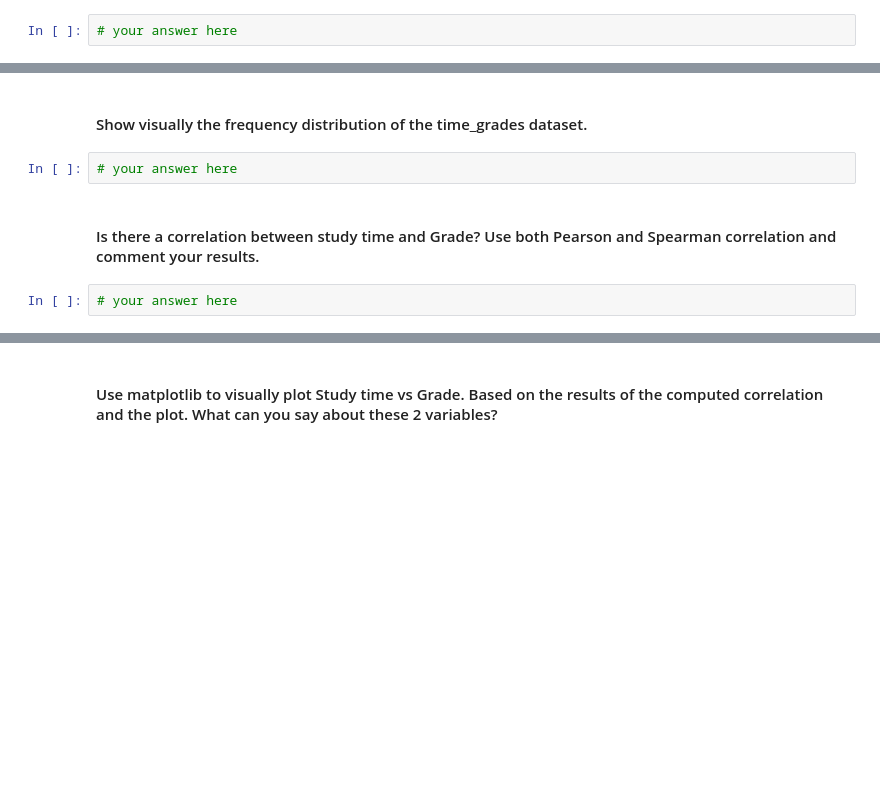
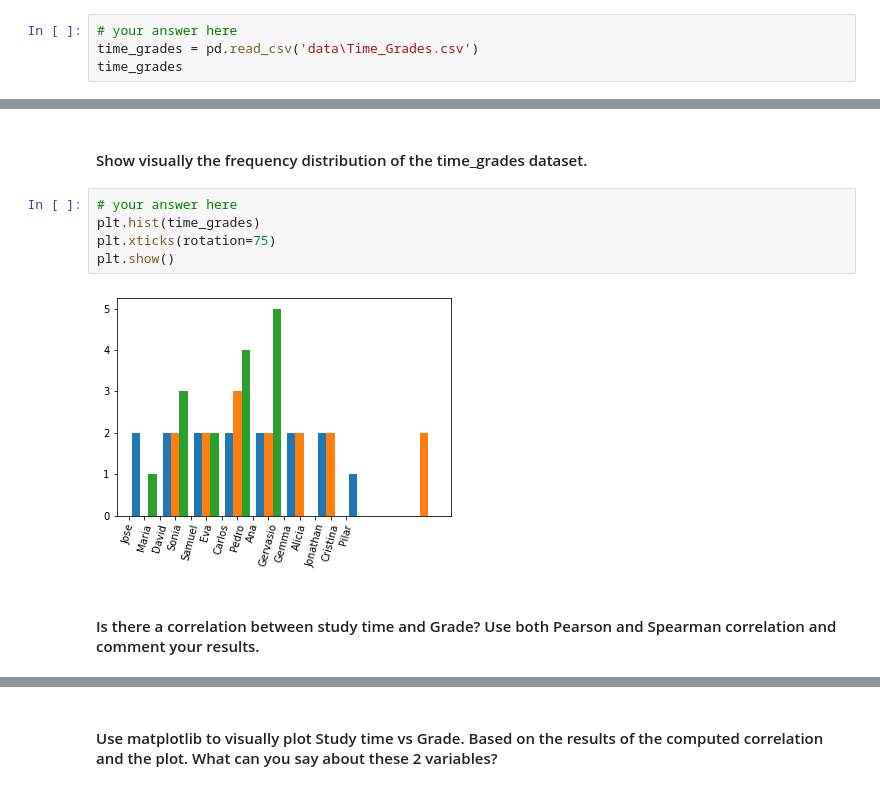
Before and after one commit to ta-data-lis/lab-pivot-table-and-correlation, a Jupyter notebook: your_code/main.ipynb, the cells around one changed output, grey strips where cells are left out. Saved outputs shown, nothing was run; the diff lists cells and outputs as text; blank space fills up the shorter version.

```diff
--- a/your_code/main.ipynb
+++ b/your_code/main.ipynb
@@ -321,3 +321,5 @@ The most correlated variables with Steps are Minutes Very Active and Calorie bur
 #### Open the `Time_Grades.csv` file and name your dataset `time_grades`.
 # %%
 # your answer here
+time_grades = pd.read_csv('data\Time_Grades.csv')
+time_grades
@@ -325,7 +344,10 @@ The most correlated variables with Steps are Minutes Very Active and Calorie bur
 #### Show visually the frequency distribution of the time_grades dataset.
 # %%
 # your answer here
+plt.hist(time_grades)
+plt.xticks(rotation=75)
+plt.show()
+# %% [output]
+[figure, added]
 # %% [markdown]
 #### Is there a correlation between study time and Grade? Use both Pearson and Spearman correlation and comment your results.
-# %%
-# your answer here
```
Also changed, not shown: parts of 6 cells of this notebook.
